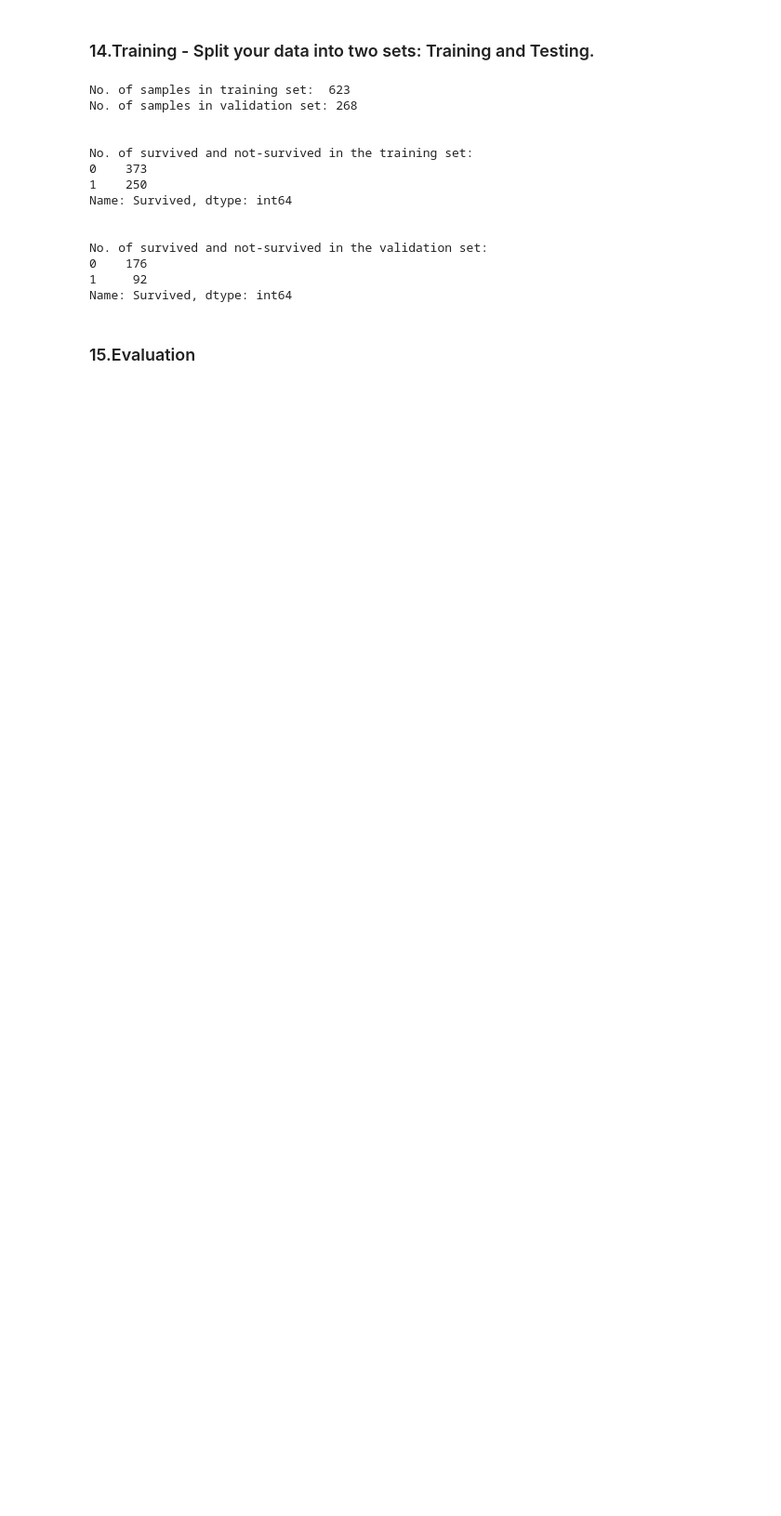
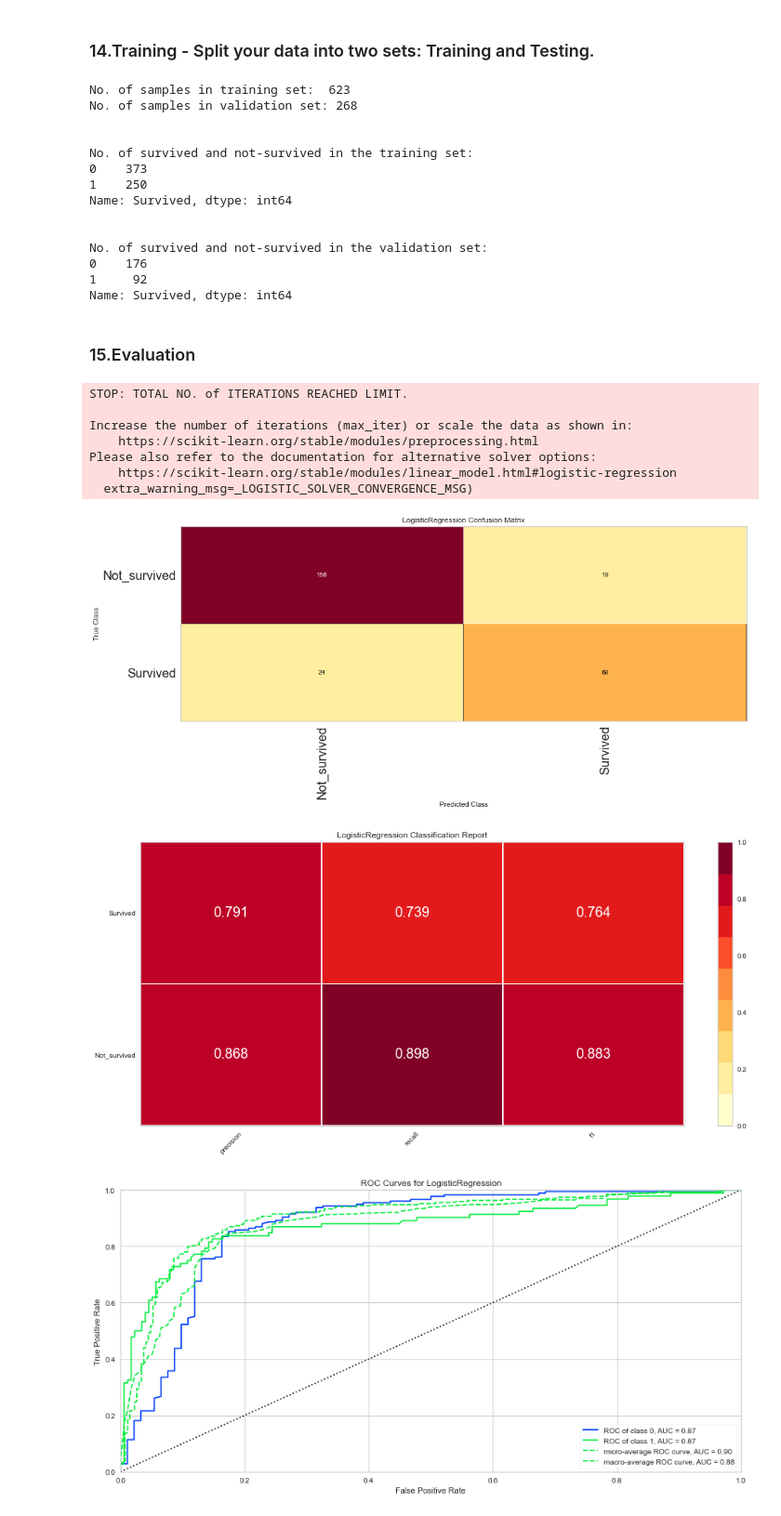
Before and after one commit to vasanthkalai/Data_Mining, a Jupyter notebook: week 7/week_7_Kalaikkovan_Vasanthakumar.ipynb, the cells around one changed output. Shown: that part at 93% size. Saved outputs shown, nothing was run; the diff lists cells and outputs as text; code cells hidden in the pictures; blank space fills up the shorter version.

```diff
--- a/week 7/week_7_Kalaikkovan_Vasanthakumar.ipynb
+++ b/week 7/week_7_Kalaikkovan_Vasanthakumar.ipynb
@@ -458,10 +479,60 @@ Name: Survived, dtype: int64
 # %%
 # Step 15 - Eval Metrics
 from sklearn.linear_model import LogisticRegression
 
 from yellowbrick.classifier import ConfusionMatrix
 from yellowbrick.classifier import ClassificationReport
 from yellowbrick.classifier import ROCAUC
 
 # Instantiate the classification model
 model = LogisticRegression()
+
+#The ConfusionMatrix visualizer taxes a model
+classes = ['Not_survived','Survived']
+cm = ConfusionMatrix(model, classes=classes, percent=False)
+
+#Fit fits the passed model. This is unnecessary if you pass the visualizer a pre-fitted model
+cm.fit(X_train, y_train)
+
+#To create the ConfusionMatrix, we need some test data. Score runs predict() on the data
+#and then creates the confusion_matrix from scikit learn.
+cm.score(X_val, y_val)
+
+# change fontsize of the labels in the figure
+for label in cm.ax.texts:
+    label.set_size(10)
+
+#How did we do?
+cm.poof()
+
+# Precision, Recall, and F1 Score
+# set the size of the figure and the font size
+#%matplotlib inline
+plt.rcParams['figure.figsize'] = (15, 7)
+plt.rcParams['font.size'] = 20
+
+# Instantiate the visualizer
+visualizer = ClassificationReport(model, classes=classes)
+
+visualizer.fit(X_train, y_train)  # Fit the training data to the visualizer
+visualizer.score(X_val, y_val)  # Evaluate the model on the test data
+g = visualizer.poof()
+
+# ROC and AUC
+#Instantiate the visualizer
+visualizer = ROCAUC(model)
+
+visualizer.fit(X_train, y_train)  # Fit the training data to the visualizer
+visualizer.score(X_val, y_val)  # Evaluate the model on the test data
+g = visualizer.poof()
+# %% [output]
+STOP: TOTAL NO. of ITERATIONS REACHED LIMIT.
+
+Increase the number of iterations (max_iter) or scale the data as shown in:
+    https://scikit-learn.org/stable/modules/preprocessing.html
+Please also refer to the documentation for alternative solver options:
+    https://scikit-learn.org/stable/modules/linear_model.html#logistic-regression
+  extra_warning_msg=_LOGISTIC_SOLVER_CONVERGENCE_MSG)
+[figure, added]
+[figure, added]
+[figure, added]
```
Also changed, not shown: parts of 6 cells of this notebook.
